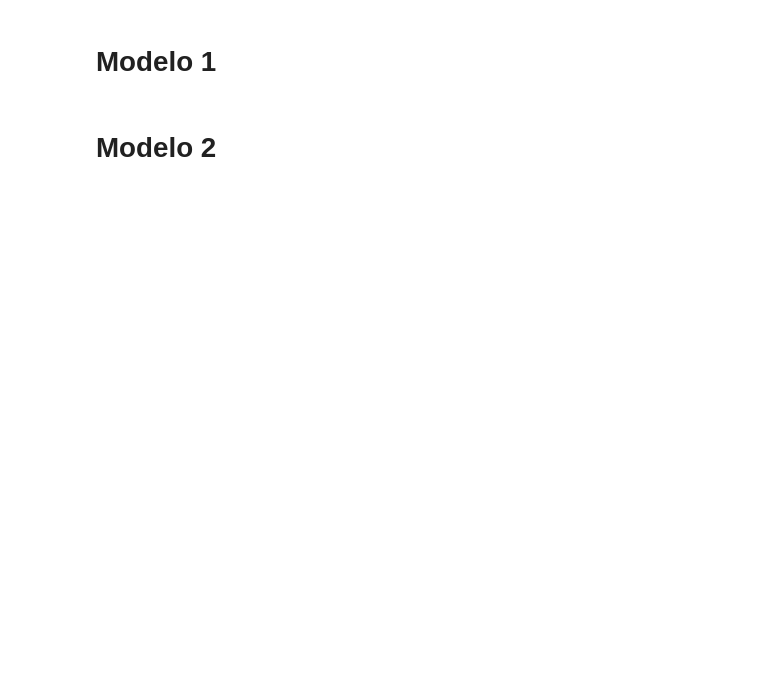
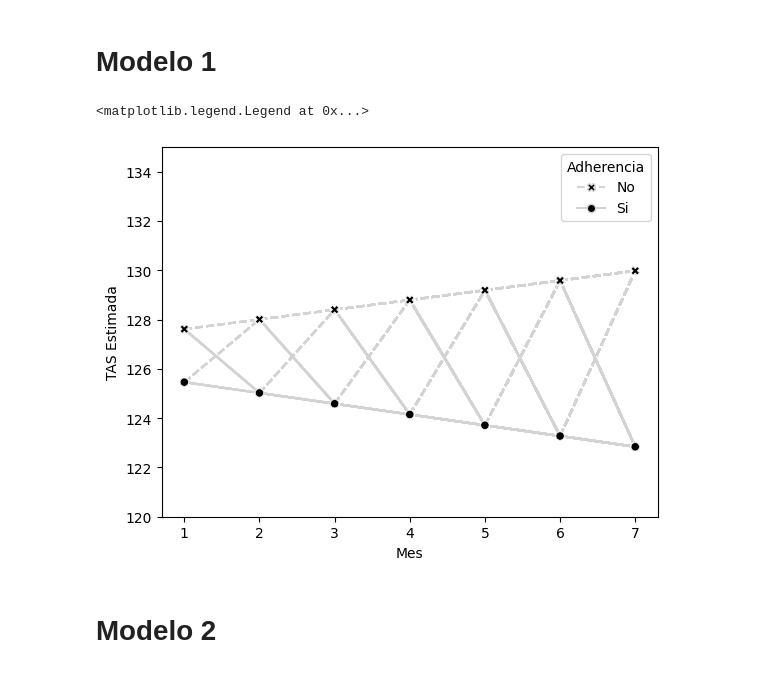
Before and after one commit to ecometto94/Tesis, a Jupyter notebook: Sintaxis/Análisis Inferencial_R.ipynb, the cells around one changed output. Saved outputs shown, nothing was run; the diff lists cells and outputs as text; code cells hidden in the pictures; blank space fills up the shorter version.

```diff
--- a/Sintaxis/Análisis Inferencial_R.ipynb
+++ b/Sintaxis/Análisis Inferencial_R.ipynb
@@ -113,4 +132,5 @@ sample_df["Mes*Adherencia_Acumulada"] = sample_df["Mes"] * sample_df["Adherencia
 # %%
 with (ro.default_converter + pandas2ri.converter).context():
     tesis = ro.conversion.get_conversion().py2rpy(tesis)
-    sample_df = ro.conversion.get_conversion().py2rpy(sample_df)
+# %%
+random_formula = ro.Formula("~ 1 | idPaciente")
@@ -116,0 +139,7 @@ with (ro.default_converter + pandas2ri.converter).context():
+# %%
+from matplotlib.lines import Line2D
+
+handles = [
+    Line2D([0], [0], color="lightgrey", marker="X", markerfacecolor="black", linestyle="--", label="No"),
+    Line2D([0], [0], color="lightgrey", marker="o", markerfacecolor="black", linestyle="-", label="Si"),
+]
@@ -118,11 +154,70 @@ with (ro.default_converter + pandas2ri.converter).context():
 # Modelo 1
 # %%
 formula = ro.Formula("TAS ~ Sexo + Edad + Adherencia + Mes + Mes:Adherencia")
-random_formula = ro.Formula("~ 1 + Mes | idPaciente")
-modelo_1 = nlme.lme(formula, random=random_formula, data=tesis, method="ML")
+modelo_1 = nlme.lme(formula, random=random_formula, data=tesis, method="ML", corr=nlme.corAR1())
 # %%
 with open("../Tesina/Mio/tables/modelo_1.tex", "w") as f:
     f.write(model_to_latex(modelo_1))
+# %%
+sample_df["Estimated_modelo_1"] = get_predictions(modelo_1, sample_df)
+
+
+scatter = sns.scatterplot(
+    x=sample_df["Mes"],
+    y=sample_df["Estimated_modelo_1"],
+    style=sample_df["Adherencia"].map({0: "No", 1: "Si"}),
+    markers={"No": "X", "Si": "o"},
+    color="black",
+    zorder=2
+)
+for mes in range(8):
+    filtered_df = sample_df[
+        ((sample_df["Adherencia"] == 1) & (sample_df["Mes"] == mes)) |
+        ((sample_df["Adherencia"] == 0) & (sample_df["Mes"] > mes))
+    ]
+    filtered_df["Mes_lag1"] = filtered_df.groupby("idPaciente")["Mes"].shift(1).fillna(filtered_df["Mes"])
+    filtered_df["diff"] = filtered_df["Mes"] - filtered_df["Mes_lag1"]
+    ids_to_remove = filtered_df[filtered_df["diff"] > 1]["idPaciente"].unique()
+    filtered_df = filtered_df[~filtered_df["idPaciente"].isin(ids_to_remove)]
+    filtered_df = filtered_df.groupby("idPaciente").head(2)
+    lineplot = sns.lineplot(
+        data=filtered_df,
+        x="Mes",
+        y="Estimated_modelo_1",
+        hue="idPaciente",
+        palette=["lightgrey"] * filtered_df["idPaciente"].nunique(),
+        zorder=1,
+        linestyle="--",
+        label="No",
+        marker="X"
+    )
+    filtered_df = sample_df[
+        ((sample_df["Adherencia"] == 0) & (sample_df["Mes"] == mes)) |
+        ((sample_df["Adherencia"] == 1) & (sample_df["Mes"] > mes))
+    ]
+    filtered_df["Mes_lag1"] = filtered_df.groupby("idPaciente")["Mes"].shift(1).fillna(filtered_df["Mes"])
+    filtered_df["diff"] = filtered_df["Mes"] - filtered_df["Mes_lag1"]
+    ids_to_remove = filtered_df[filtered_df["diff"] > 1]["idPaciente"].unique()
+    filtered_df = filtered_df[~filtered_df["idPaciente"].isin(ids_to_remove)]
+    filtered_df = filtered_df.groupby("idPaciente").head(2)
+    lineplot = sns.lineplot(
+        data=filtered_df,
+        x="Mes",
+        y="Estimated_modelo_1",
+        hue="idPaciente",
+        palette=["lightgrey"] * filtered_df["idPaciente"].nunique(),
+        zorder=1,
+        linestyle="-",
+        label="Si",
+        marker="o"
+    )
+plt.ylim(YLIM)
+plt.ylabel("TAS Estimada")
+
+plt.legend(handles=handles, title="Adherencia")
+# %% [output]
+<matplotlib.legend.Legend at 0x...>
+[figure, added]
 # %% [markdown]
 # Modelo 2
 # %%
```
Also changed, not shown: parts of 14 cells of this notebook, 7 other files.
